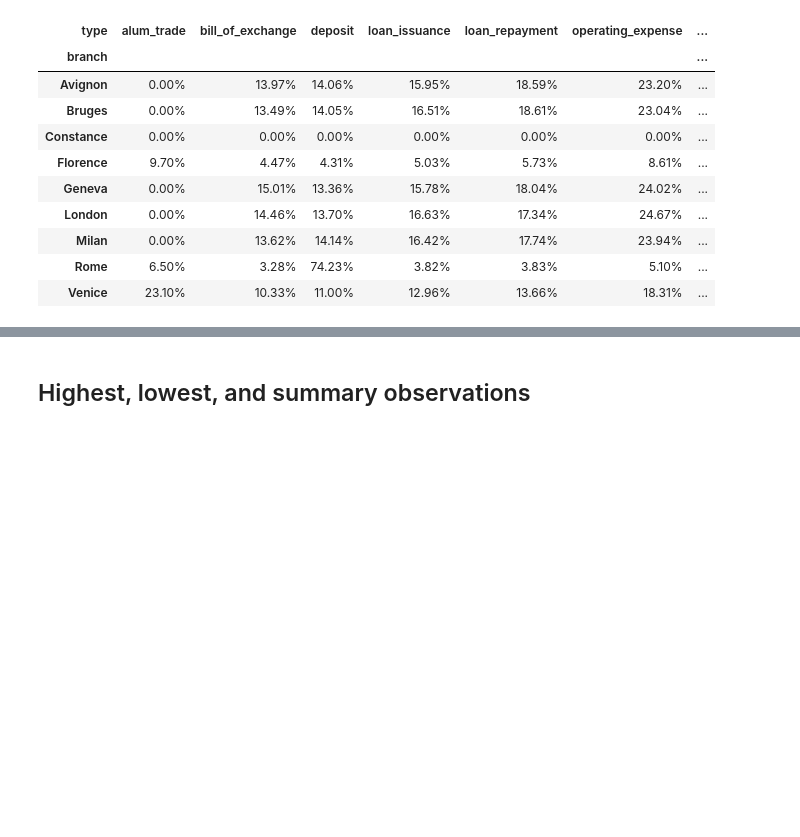
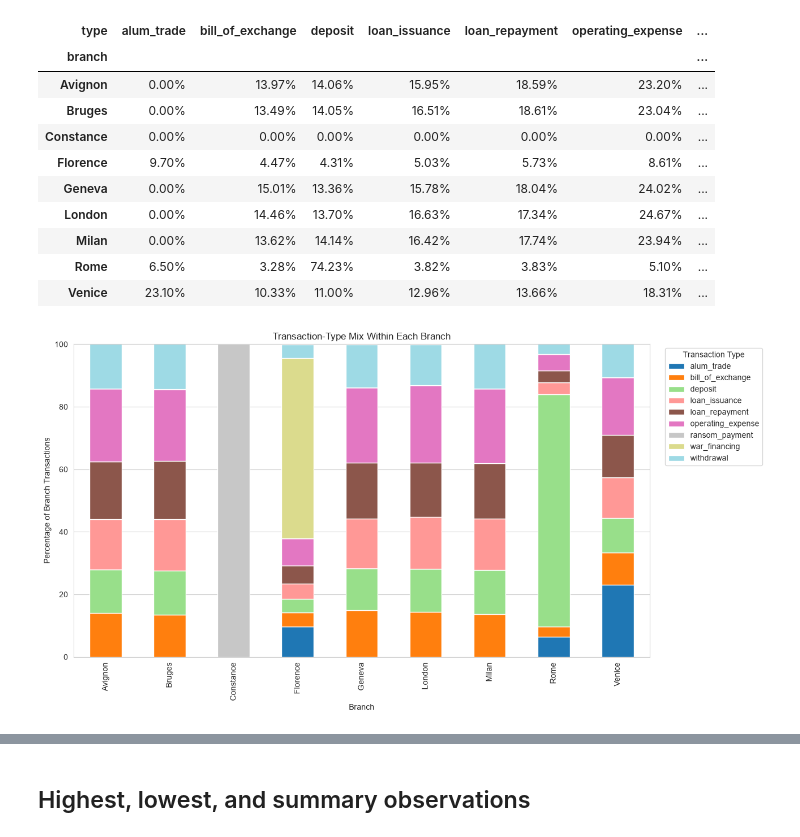
Before and after one commit to MediciMessCharlie/MediciMess_Charlie, a Jupyter notebook: analysis/phase1_Hakeem_80230_analysis.ipynb, the cells around one changed output, grey strips where cells are left out. Saved outputs shown, nothing was run; the diff lists cells and outputs as text; code cells hidden in the pictures; blank space fills up the shorter version.

```diff
--- a/analysis/phase1_Hakeem_80230_analysis.ipynb
+++ b/analysis/phase1_Hakeem_80230_analysis.ipynb
@@ -156,3 +193,23 @@ Within-branch percentages
 | Milan | 0.00% | 13.62% | 14.14% | 16.42% | 17.74% | 23.94% | ... |
 | Rome | 6.50% | 3.28% | 74.23% | 3.82% | 3.83% | 5.10% | ... |
 | Venice | 23.10% | 10.33% | 11.00% | 12.96% | 13.66% | 18.31% | ... |
+# %%
+branch_type_percentages.plot(
+    kind="bar",
+    stacked=True,
+    figsize=(13, 7),
+    colormap="tab20",
+)
+
+plt.title("Transaction-Type Mix Within Each Branch")
+plt.xlabel("Branch")
+plt.ylabel("Percentage of Branch Transactions")
+plt.legend(
+    title="Transaction Type",
+    bbox_to_anchor=(1.02, 1),
+    loc="upper left",
+)
+plt.tight_layout()
+plt.show()
+# %% [output]
+[figure, added]
```
Also changed, not shown: parts of 10 cells of this notebook.
